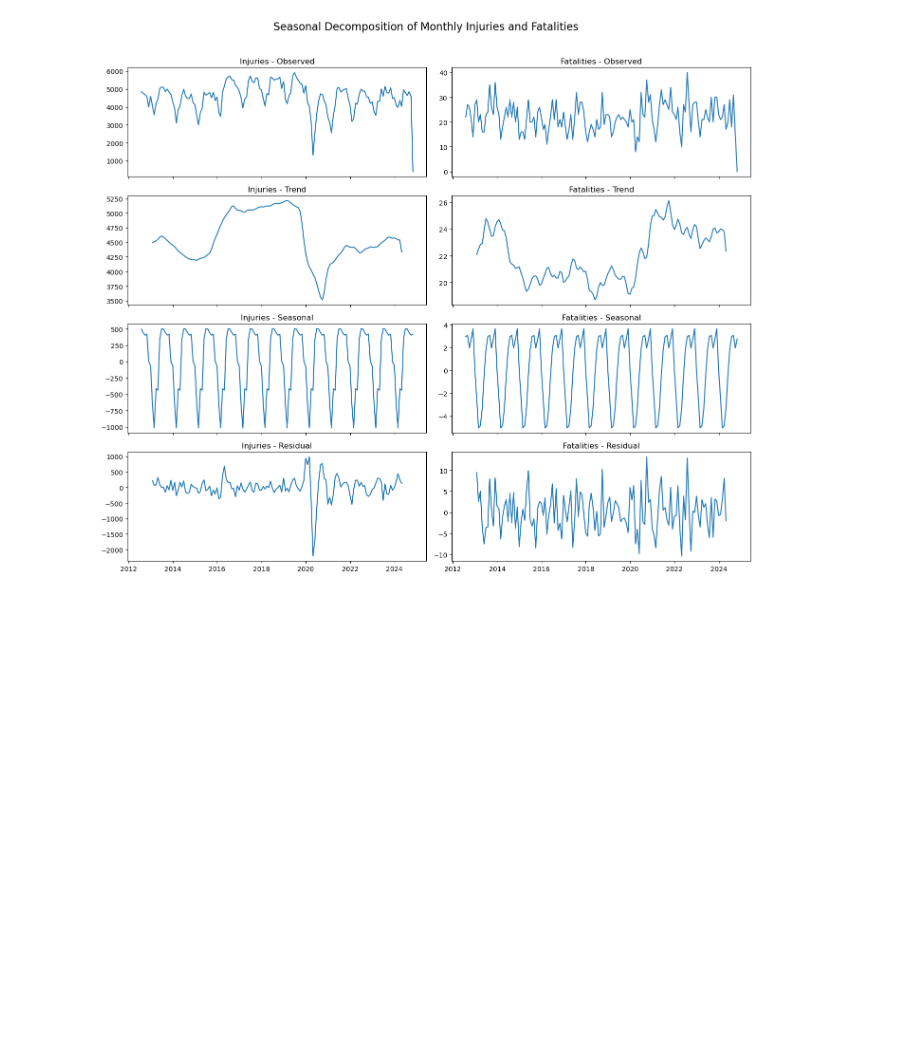
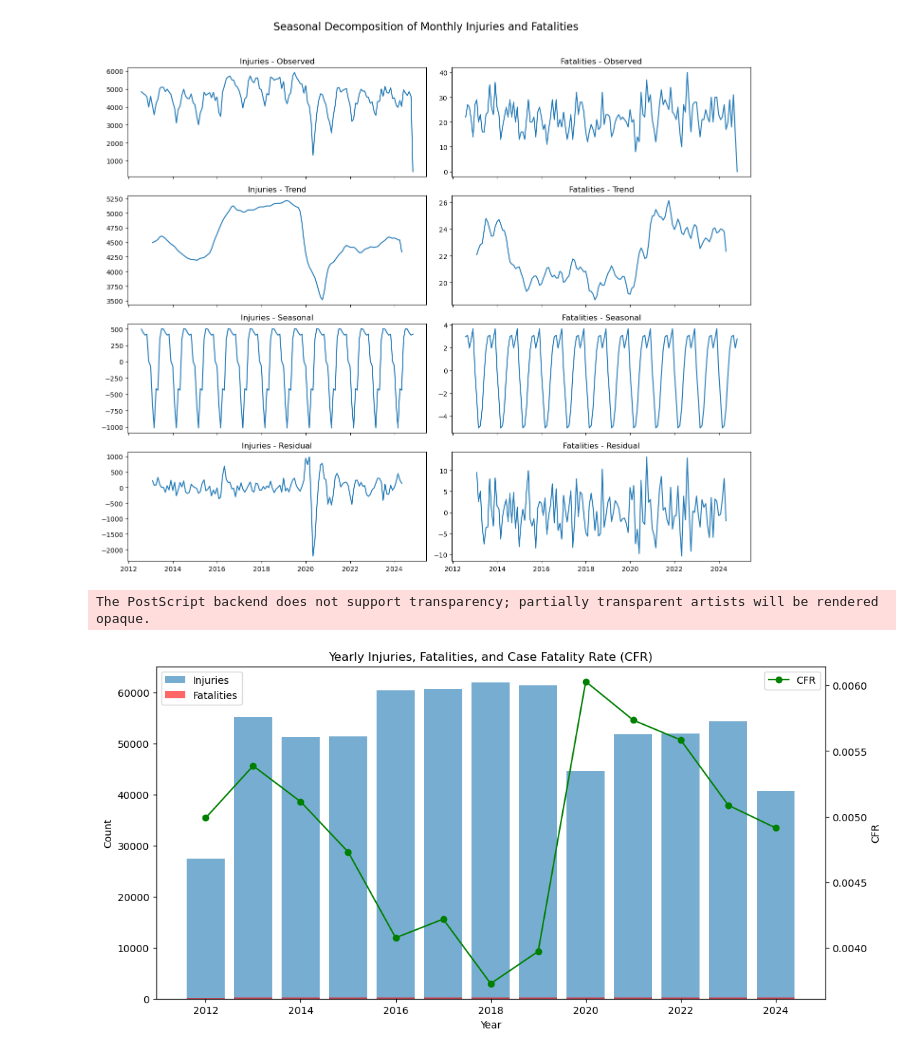
Before and after one commit to awnonbhowmik/NYC_MV_Collisions_Crashes, a Jupyter notebook: main.ipynb, the cells around one changed output. Drawn from its saved outputs; the diff is of its cells as text; code cells hidden in the pictures; blank space fills up the shorter version.

Commit message:
Added CFR plot

```diff
--- a/main.ipynb
+++ b/main.ipynb
@@ -806,3 +835,38 @@ plt.tight_layout(rect=[0, 0, 1, 0.96])  # Adjust rect to make room for the main
 plt.show()
 # %% [output]
 [figure]
+# %%
+import matplotlib.pyplot as plt
+
+# Create a figure and axis
+fig, ax1 = plt.subplots(figsize=(12, 6))
+
+# Plot Injuries and Fatalities as bar plots
+ax1.bar(df.index, df['Injured'], alpha=0.6, label='Injuries')
+ax1.bar(df.index, df['Killed'], color='r', alpha=0.6, label='Fatalities')
+
+# Set the labels and title
+ax1.set_xlabel('Year')
+ax1.set_ylabel('Count')
+ax1.set_title('Yearly Injuries, Fatalities, and Case Fatality Rate (CFR)')
+
+# Create a second y-axis for the CFR
+ax2 = ax1.twinx()
+ax2.plot(df.index, df['Killed'] / df['Injured'], color='g', marker='o', linestyle='-', label='CFR')
+
+# Set the label for the second y-axis
+ax2.set_ylabel('CFR')
+
+# Add legends
+ax1.legend(loc='upper left')
+ax2.legend(loc='upper right')
+
+# Save the plot as a PNG file and an EPS file
+plt.savefig('images/injuries_fatalities_cfr.png', format='png', dpi=220)
+plt.savefig('images/injuries_fatalities_cfr.eps', format='eps', dpi=220)
+
+# Show the plot
+plt.show()
+# %% [output]
+The PostScript backend does not support transparency; partially transparent artists will be rendered opaque.
+[figure, added]
```
Also changed, not shown: parts of 7 cells of this notebook, 14 other files.
